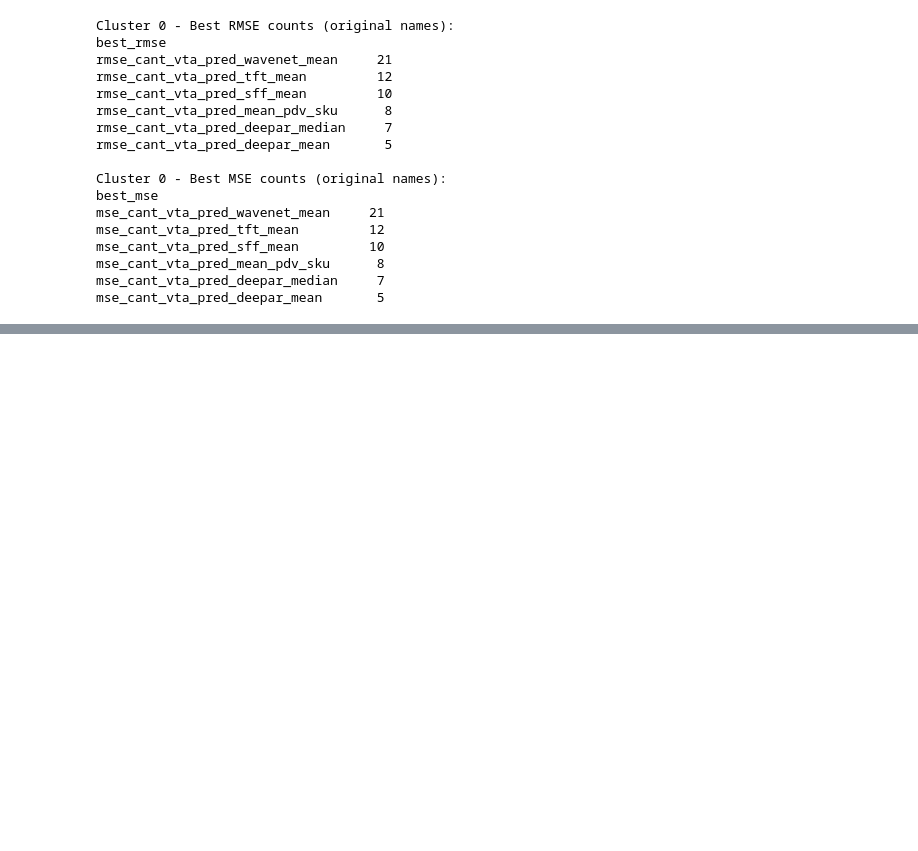
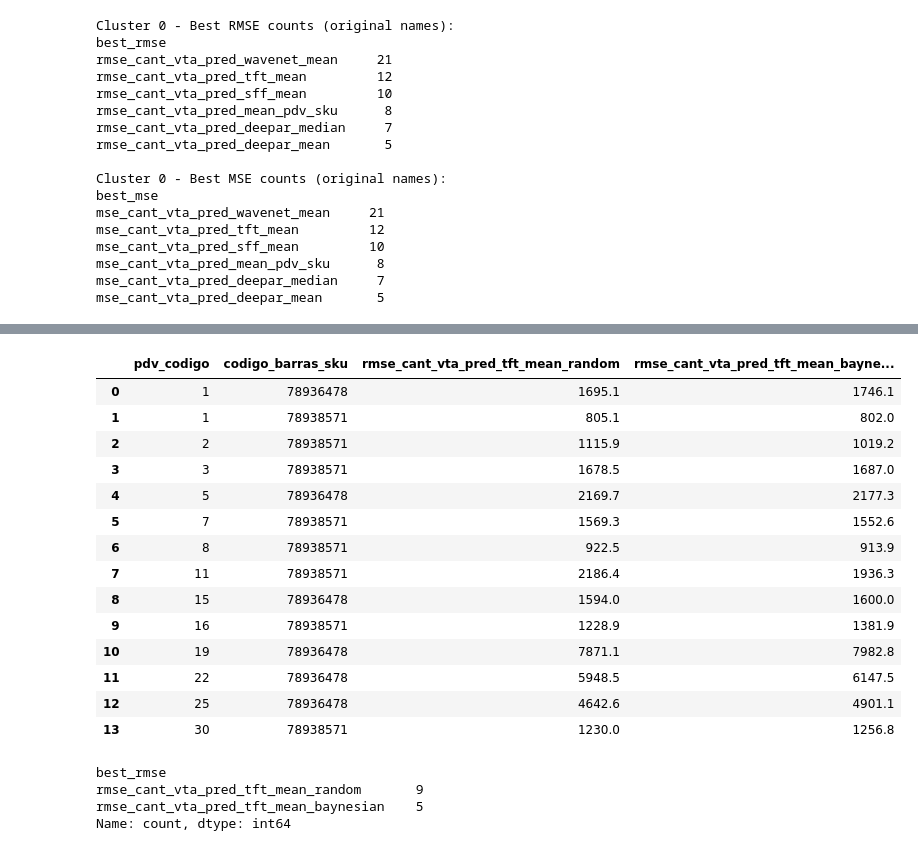
Before and after one commit to SantiagoRomanoOddone/MasterThesis, a Jupyter notebook: metrics/metric_evaluation.ipynb, the cells around one changed output, grey strips where cells are left out. Drawn from its saved outputs; the diff is of its cells as text; code cells hidden in the pictures; blank space fills up the shorter version.

```diff
--- a/metrics/metric_evaluation.ipynb
+++ b/metrics/metric_evaluation.ipynb
@@ -738,0 +741,5 @@ mse_cant_vta_pred_deepar_mean       5
+# %%
+random = pd.read_csv('/Users/santiagoromano/Documents/code/MasterThesis/results/metrics_cluster_0_tft_random.csv')
+random = random[['pdv_codigo', 'codigo_barras_sku', 'rmse_cant_vta_pred_tft_mean']]
+random.rename(columns={'rmse_cant_vta_pred_tft_mean': 'rmse_cant_vta_pred_tft_mean_random'}, inplace=True)
+random
@@ -738,0 +762,5 @@ mse_cant_vta_pred_deepar_mean       5
+# %%
+baynesian = pd.read_csv('/Users/santiagoromano/Documents/code/MasterThesis/results/metrics_cluster_0_tft_baynesian.csv')
+baynesian = baynesian[['pdv_codigo', 'codigo_barras_sku', 'rmse_cant_vta_pred_tft_mean']]
+baynesian.rename(columns={'rmse_cant_vta_pred_tft_mean': 'rmse_cant_vta_pred_tft_mean_baynesian'}, inplace=True)
+baynesian
@@ -738,0 +789,27 @@ mse_cant_vta_pred_deepar_mean       5
+# %%
+test_0 = random.merge(baynesian, on=['pdv_codigo', 'codigo_barras_sku'], how='inner')
+test_0
+# %% [output]
+|  | pdv_codigo | codigo_barras_sku | rmse_cant_vta_pred_tft_mean_random | rmse_cant_vta_pred_tft_mean_bayne... |
+| 0 | 1 | 78936478 | 1695.1 | 1746.1 |
+| 1 | 1 | 78938571 | 805.1 | 802.0 |
+| 2 | 2 | 78938571 | 1115.9 | 1019.2 |
+| 3 | 3 | 78938571 | 1678.5 | 1687.0 |
+| 4 | 5 | 78936478 | 2169.7 | 2177.3 |
+| 5 | 7 | 78938571 | 1569.3 | 1552.6 |
+| 6 | 8 | 78938571 | 922.5 | 913.9 |
+| 7 | 11 | 78938571 | 2186.4 | 1936.3 |
+| 8 | 15 | 78936478 | 1594.0 | 1600.0 |
+| 9 | 16 | 78938571 | 1228.9 | 1381.9 |
+| 10 | 19 | 78936478 | 7871.1 | 7982.8 |
+| 11 | 22 | 78936478 | 5948.5 | 6147.5 |
+| 12 | 25 | 78936478 | 4642.6 | 4901.1 |
+| 13 | 30 | 78938571 | 1230.0 | 1256.8 |
+# %%
+summary = create_summary_dataframe(test_0)
+summary['best_rmse'].value_counts()
+# %% [output]
+best_rmse
+rmse_cant_vta_pred_tft_mean_random       9
+rmse_cant_vta_pred_tft_mean_baynesian    5
+Name: count, dtype: int64
```
Also changed, not shown: parts of 4 cells of this notebook, 6 other files.
